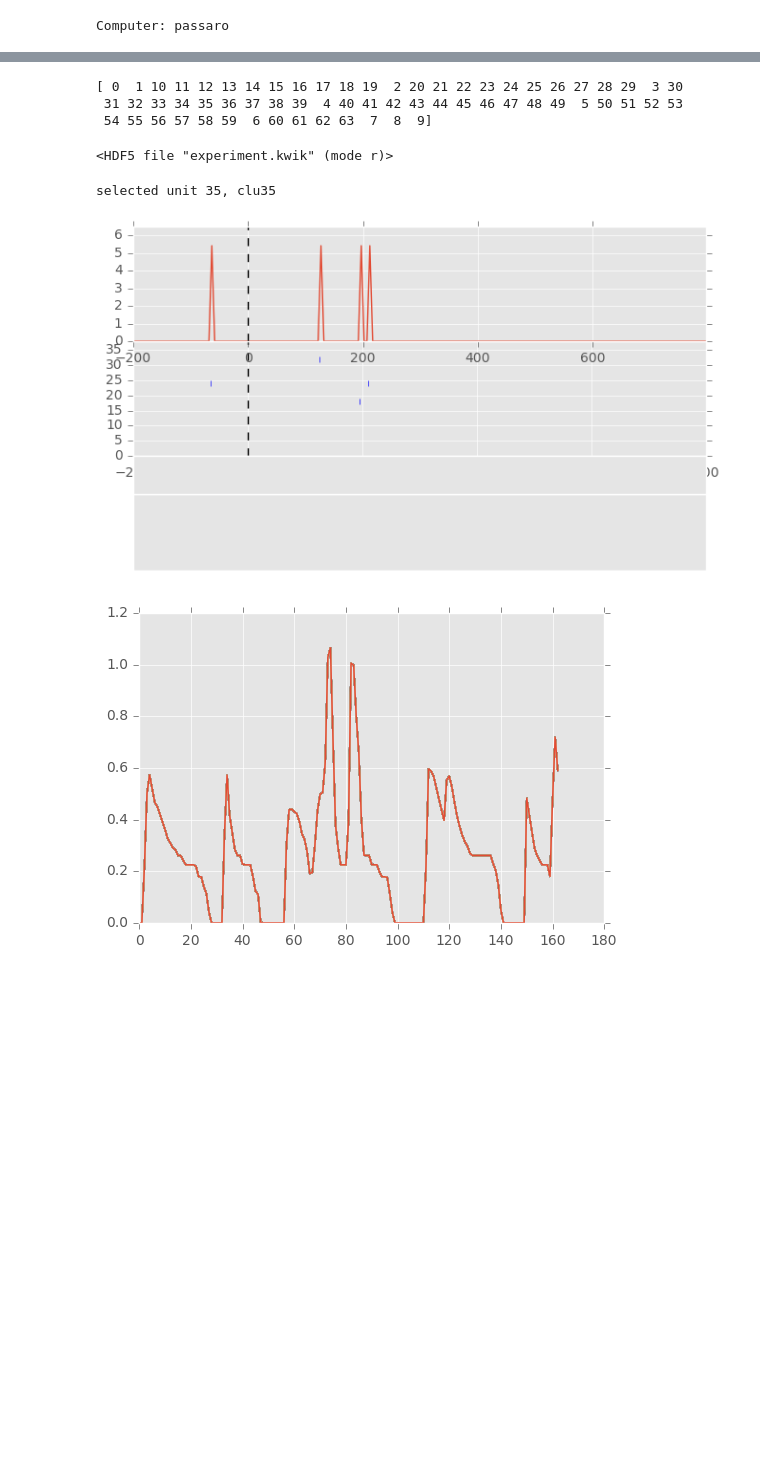
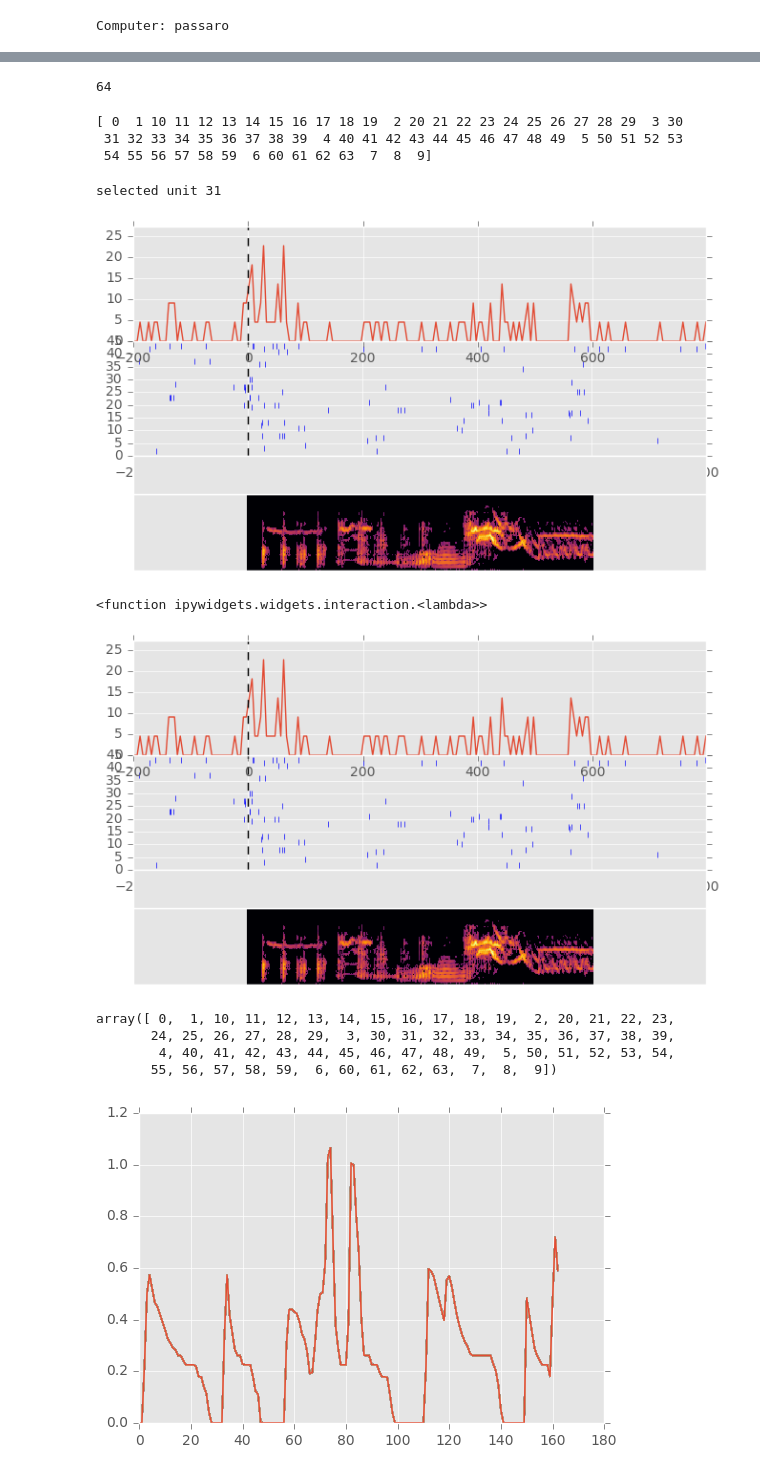
Before and after one commit to zekearneodo/ephysflow, a Jupyter notebook: view_rasters-singing-kilo-b1114.ipynb, the cells around one changed output, grey strips where cells are left out. Drawn from its saved outputs; the diff is of its cells as text; code cells hidden in the pictures; blank space fills up the shorter version.

```diff
--- a/view_rasters-singing-kilo-b1114.ipynb
+++ b/view_rasters-singing-kilo-b1114.ipynb
@@ -80,3 +83,4 @@ fn = et.file_names(bird, sess)
 #song_file = h5py.File(song_file_path, 'r')
 kwik_file = et.open_kwik(bird, sess)
 kwd_file = et.open_kwd(bird, sess)
+s_f = h5f.get_record_sampling_frequency(kwd_file)
@@ -187,0 +173,4 @@ plt.plot(m_chunk.data)
+# %%
+syl_clu = 83
+syl_starts = starting_points(sess_syl, syl_clu)
+syl_evt = FakeEvent(syl_starts['start'], syl_starts['rec'])
@@ -289,17 +257,6 @@ array([ 1.,  1.,  1.,  1.,  1.,  1.,  1.,  1.,  1.,  1.,  1.,  1.,  1.,
-# %%
-m_starts = kwkf.apply_rec_offset(kwik_file, starts, recs)
-
-class FakeEvent:
-    def __init__(self, starts, recs):
-        self.starts = starts
-        self.recs = recs
-
-    def get_start(self):
-        return self.starts
-
-    def get_rec(self):
-        return self.recs
-
-m_evt = FakeEvent(m_starts, np.ones_like(starts)*0)
+# %%
+np.sum(f<10000)
+# %% [output]
+64
 # %%
 # Neural data
@@ -319,10 +277,6 @@ print(all_units['clu'])
 [ 0  1 10 11 12 13 14 15 16 17 18 19  2 20 21 22 23 24 25 26 27 28 29  3 30
  31 32 33 34 35 36 37 38 39  4 40 41 42 43 44 45 46 47 48 49  5 50 51 52 53
  54 55 56 57 58 59  6 60 61 62 63  7  8  9]
-# %%
-kwik_file
-# %% [output]
-<HDF5 file "experiment.kwik" (mode r)>
 # %%
 def plot_spectrogram(x, before_ms, after_ms, s_f, n_window = 192, n_overlap = None, sigma=None, ax=None, **kwargs):
     if n_overlap is None:
@@ -393,12 +347,14 @@ class VizUnit():
         self.raster = None
         self.clu = all_units['clu']
         self.all_units = all_units
+        self.all_rasters = None
         self.is_good = Checkbox()
         self.fig = None
         self.fig_width = 1
         self.fig_ax = {}
+        self.fig_plt = {}
         self.pattern_chunk = pattern_chunk
-        #self.pattern = pattern_chunk.data.reshape(pattern_chunk.data.size,)
+        self.pattern = pattern_chunk.data.reshape(pattern_chunk.data.size,)
         self.before_ms = 200
         self.after_ms = 800
         self.start_points = None
@@ -408,12 +364,14 @@ class VizUnit():
         #display(self.is_bout)
 
         self.init_event(event)
+        self.init_units()
+
         self.init_fig()
 
     def show(self, i):
         i_clu = i
         self.select_unit(i_clu)
-        print 'selected unit {0}, clu{1}'.format(i_clu, self.unit.clu)
+        print 'selected unit {0}'.format(i_clu)
         ax1 = self.fig_ax['raster']
         ax2 = self.fig_ax['histogram']
         ax1.cla()
@@ -423,9 +381,10 @@ class VizUnit():
         display(self.fig)
 
     def select_unit(self, unit_clu):
-        self.unit = Unit(unit_clu, kwik_file=kwik_file)
-        self.raster = self.unit.get_raster(self.start_points, self.before_ms + self.after_ms,
-                                           span_is_ms=True, return_ms=True)
+        #self.unit = Unit(unit_clu, kwik_file=kwik_file)
+#         self.raster = self.unit.get_raster(self.start_points, self.before_ms + self.after_ms,
+#                                           span_is_ms=True, return_ms=True)
+        self.raster = self.all_rasters[unit_clu]
 
     def init_event(self, event):
         self.event = event
@@ -438,38 +397,61 @@ class VizUnit():
         self.fig_ax['histogram'] = self.fig.add_axes([0,.6,self.fig_width,0.3])
         self.fig_ax['spectrogram'] = self.fig.add_axes([0,0,self.fig_width,0.2])
         self.fig_ax['synthesis'] = self.fig.add_axes([0,.2,self.fig_width,0.1])
+
         for ax in self.fig_ax.itervalues():
             ax.xaxis.set_ticks([])
             ax.yaxis.set_ticks([])
-        #self.update_spectrogram()
+        self.update_spectrogram()
         #self.update_synth_plot()
+
+    def init_units(self):
+        self.all_rasters = {}
+        for unit_clu in self.all_units.clu:
+            unit = Unit(unit_clu, kwik_file=kwik_file)
+            self.all_rasters[unit_clu] = unit.get_raster(self.start_points, self.before_ms + self.after_ms,
+                                           span_is_ms=True, return_ms=True)
 
     def update_spectrogram(self):
         ax = self.fig_ax['spectrogram']
         m_chunk = self.pattern_chunk
-        self.spectr, ax = plot_spectrogram(m_chunk.data.reshape(m_chunk.data.size,),
+#         self.spectr, ax, plt = plot_spectrogram(m_chunk.data.reshape(m_chunk.data.size,),
+#                                            self.before_ms, self.after_ms, m_chunk.sound.s_f,
+#                                            ax=ax,
+#                                            n_window = 192, n_overlap=192-1, scaling='spectrum')
+        plot_spectrogram(m_chunk.data.reshape(m_chunk.data.size,),
                                            self.before_ms, self.after_ms, m_chunk.sound.s_f,
                                            ax=ax,
                                            n_window = 192, n_overlap=192-1, scaling='spectrum')
+        #self.fig_plt['spectrogram'] = plt
+
     def update_synth_plot(self):
         ax = self.fig_ax['synthesis']
         ax = plot_waveform(alpha[192:,], self.before_ms, self.after_ms, m_chunk.sound.s_f, ax=ax)
         ax = plot_waveform(beta[192:,], self.before_ms, self.after_ms, m_chunk.sound.s_f, ax=ax)
 
 
 
     def bout_checked(self, bc):
 #         print "bout checked"
 #         print bc['new']
 #         print self.motiff
         self.candidates.set_value(self.motiff, 'bout', bc['new'])
     # inspect the result
 
-vu = VizUnit(all_units, None, m_evt)
+vu = VizUnit(all_units, syl_chunk, syl_evt)
 widgets.interact(vu.show, i=(0, all_units['clu'].size-1, 1))
 # %% [output]
-selected unit 35, clu35
+selected unit 31
-[figure, old version]
+[figure, new version]
+<function ipywidgets.widgets.interaction.<lambda>>
+[figure, added]
+# %%
+vu.all_units.clu
+# %% [output]
+array([ 0,  1, 10, 11, 12, 13, 14, 15, 16, 17, 18, 19,  2, 20, 21, 22, 23,
+       24, 25, 26, 27, 28, 29,  3, 30, 31, 32, 33, 34, 35, 36, 37, 38, 39,
+        4, 40, 41, 42, 43, 44, 45, 46, 47, 48, 49,  5, 50, 51, 52, 53, 54,
+       55, 56, 57, 58, 59,  6, 60, 61, 62, 63,  7,  8,  9])
 # %%
 fig_fname = os.path.join(os.path.split(m_path)[0], 'rasters_{}.eps'.format(vu.unit.clu))
 vu.fig.savefig(fig_fname, format='eps', dpi=100)
```
Also changed, not shown: parts of 20 cells of this notebook, 10 other files.
